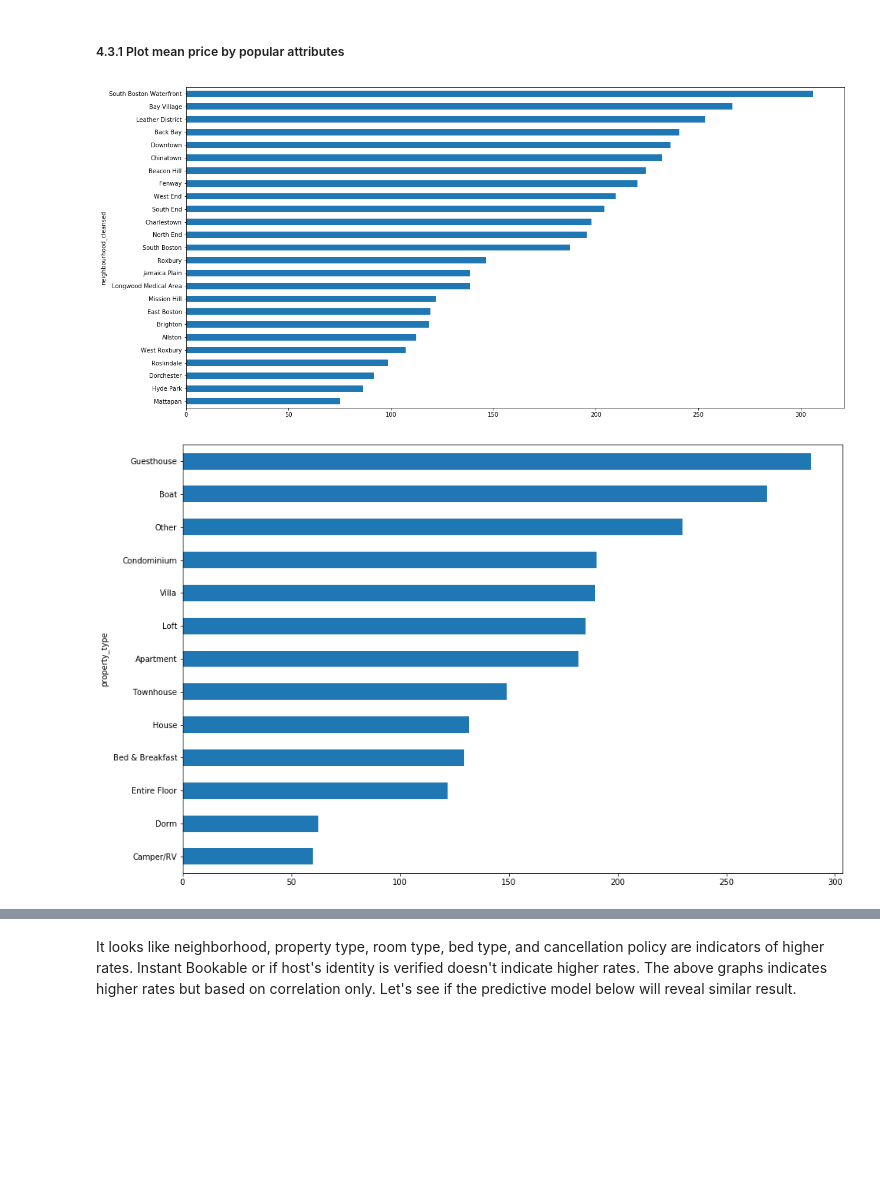
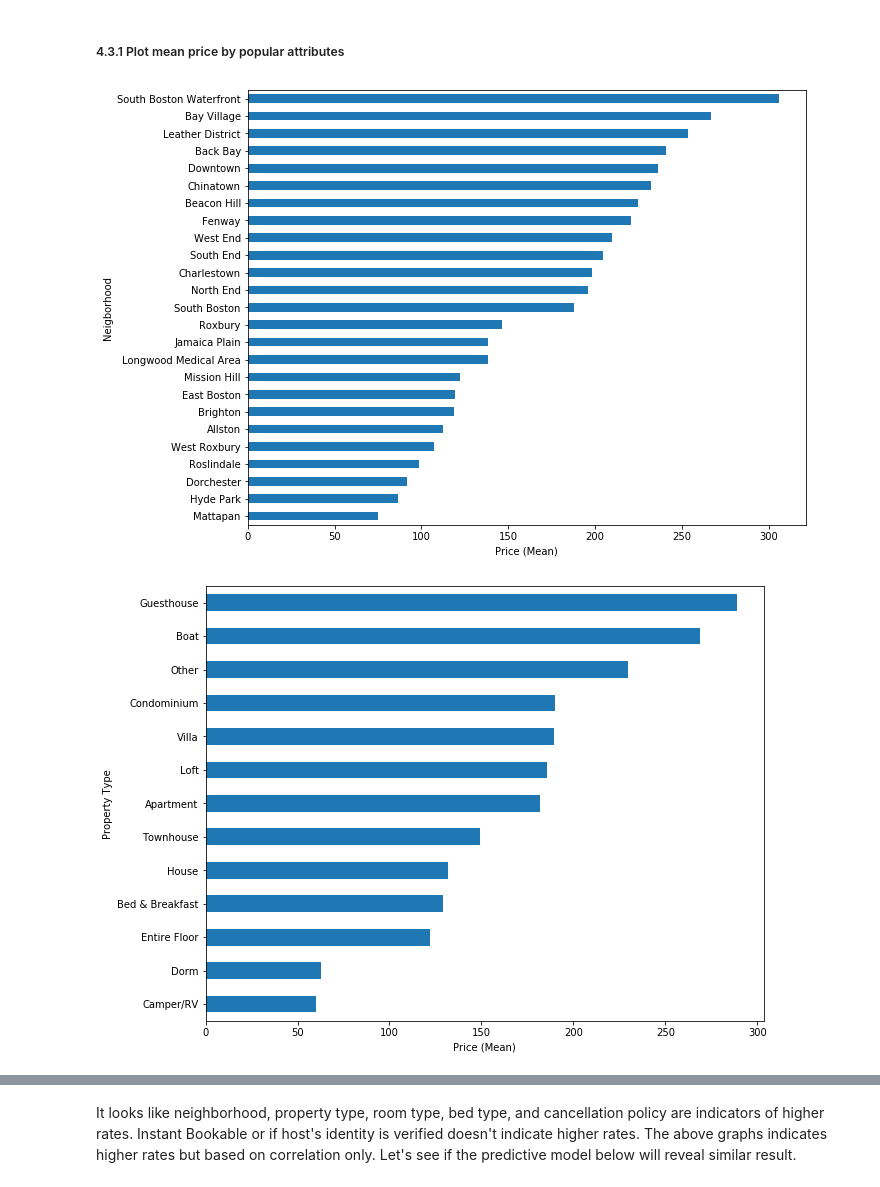
Before and after one commit to dataprojectsteward/IntroToDataScience, a Jupyter notebook: BlogPost Boston AirBNB.ipynb, the cells around one changed output, grey strips where cells are left out. Cells and saved outputs as stored; diff of their text form; code cells hidden in the pictures; blank space fills up the shorter version.

```diff
--- a/BlogPost Boston AirBNB.ipynb
+++ b/BlogPost Boston AirBNB.ipynb
@@ -1163,17 +1167,23 @@ The graph shows that Fall Season (October, November) have higher rates, and pric
 # %%
 #Plot mean price by neighborhood
 neighborhood_mean = df_listing_clean.groupby(df_listing_clean['neighbourhood_cleansed'])['price'].mean()
 neighborhood_mean.sort_values(ascending=True,inplace=True)
-neighborhood_mean.plot(kind = 'barh', figsize = (20,10));
+neighborhood_mean.plot(kind = 'barh', figsize = (10,8));
+plt.xlabel('Price (Mean)')
+plt.ylabel('Neigborhood')
+plt.show()
 # %% [output]
-[figure, old version]
+[figure, new version]
 # %%
 #Plot mean price by property type
 property_type_mean = df_listing_clean.groupby(df_listing_clean['property_type'])['price'].mean()
 property_type_mean.sort_values(ascending=True,inplace=True)
-property_type_mean.plot(kind = 'barh', figsize = (15,10));
+property_type_mean.plot(kind = 'barh', figsize = (10,8));
+plt.xlabel('Price (Mean)')
+plt.ylabel('Property Type')
+plt.show()
 # %% [output]
-[figure, old version]
+[figure, new version]
 # %%
 #Plot mean price by room type
 room_type_mean = df_listing_clean.groupby(df_listing_clean['room_type'])['price'].mean()
```
Also changed, not shown: parts of 27 cells of this notebook, 1 other file.
